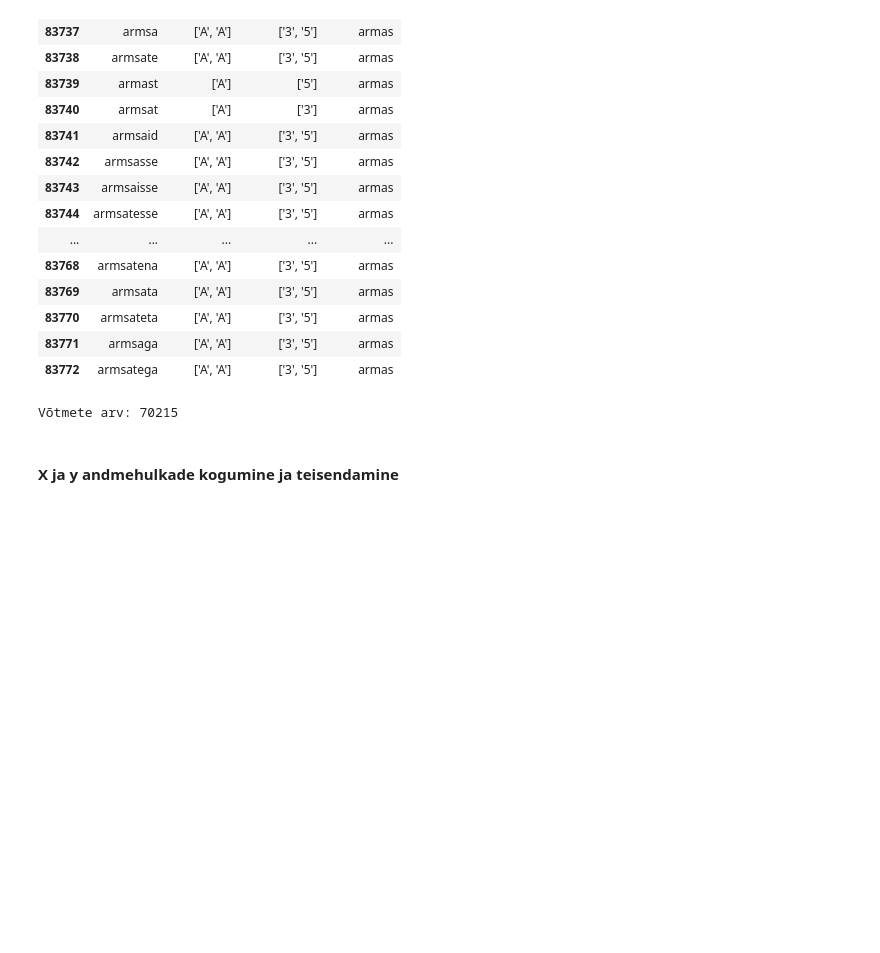
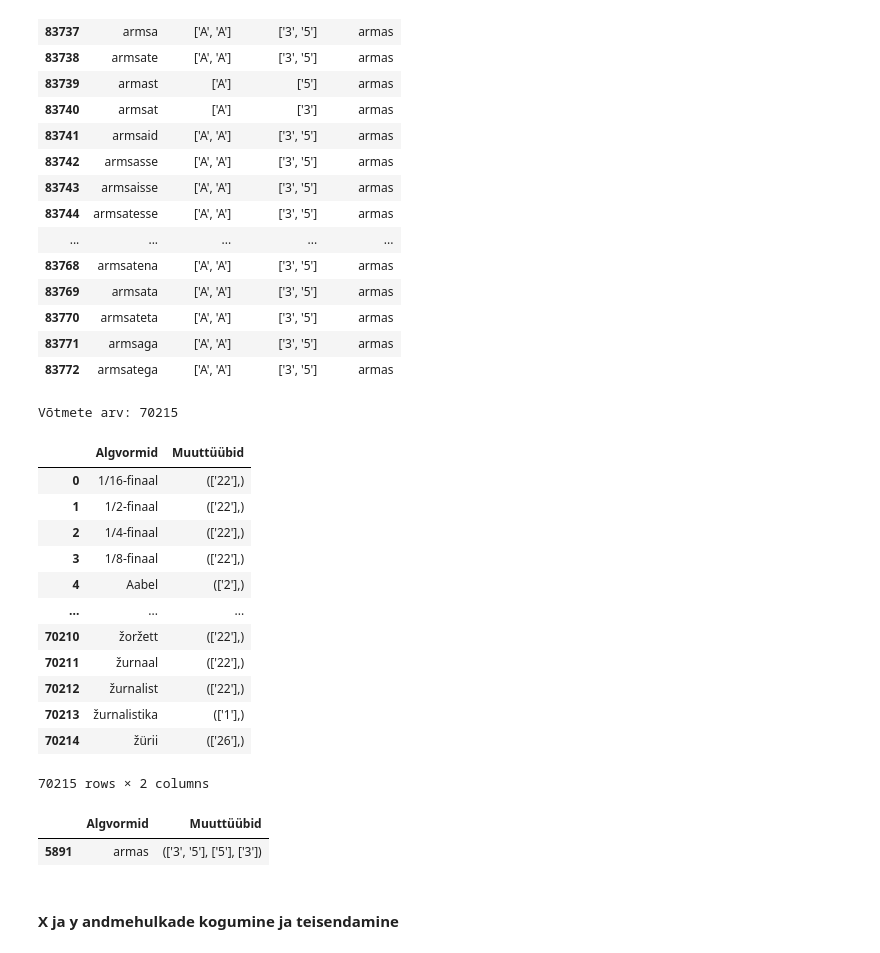
Before and after one commit to SanderSaska/MorfoloogiliseMuuttyybiAutomaatneTuvastaja, a Jupyter notebook: Morfoloogilise_muuttüübi_automaatne_tuvastamine.ipynb, the cells around one changed output. Cells and saved outputs as stored; diff of their text form; code cells hidden in the pictures; blank space fills up the shorter version.

```diff
--- a/Morfoloogilise_muuttüübi_automaatne_tuvastamine.ipynb
+++ b/Morfoloogilise_muuttüübi_automaatne_tuvastamine.ipynb
@@ -2170,7 +2176,7 @@ Read NaN või NA väärtustega:
 # %% [markdown]
 #### Andmete grupeerimine algvormidega
 # %%
-sõna_grupid = df_algvormidega.groupby(['Algvormid'])
+sõna_grupid = df_algvormidega.groupby('Algvormid')
 sõna_grupid_võtmed = list(sõna_grupid.groups.keys())
 random.shuffle(sõna_grupid_võtmed)
 # %%
@@ -2199,6 +2205,34 @@ sõna_grupid.get_group(('armas'))
 print(f"Võtmete arv: {len(sõna_grupid_võtmed)}")
 # %% [output]
 Võtmete arv: 70215
+# %%
+grupid_muuttüüpidega = []
+for key, group in sõna_grupid:
+  unique_mt = tuple(group['Muuttüübid'].unique())
+  grupid_muuttüüpidega.append([key, unique_mt]) # Sulgude ja lõpukoma eemaldamine
+
+grupid_mt_df = pd.DataFrame(grupid_muuttüüpidega, columns=['Algvormid', 'Muuttüübid'])
+# %%
+display(grupid_mt_df)
+# %% [output]
+|  | Algvormid | Muuttüübid |
+| 0 | 1/16-finaal | (['22'],) |
+| 1 | 1/2-finaal | (['22'],) |
+| 2 | 1/4-finaal | (['22'],) |
+| 3 | 1/8-finaal | (['22'],) |
+| 4 | Aabel | (['2'],) |
+| ... | ... | ... |
+| 70210 | žoržett | (['22'],) |
+| 70211 | žurnaal | (['22'],) |
+| 70212 | žurnalist | (['22'],) |
+| 70213 | žurnalistika | (['1'],) |
+| 70214 | žürii | (['26'],) |
+70215 rows × 2 columns
+# %%
+grupid_mt_df[grupid_mt_df['Algvormid'] == 'armas']
+# %% [output]
+|  | Algvormid | Muuttüübid |
+| 5891 | armas | (['3', '5'], ['5'], ['3']) |
 # %% [markdown]
 #### X ja y andmehulkade kogumine ja teisendamine
 # %%
```
Also changed, not shown: parts of 31 cells of this notebook.
